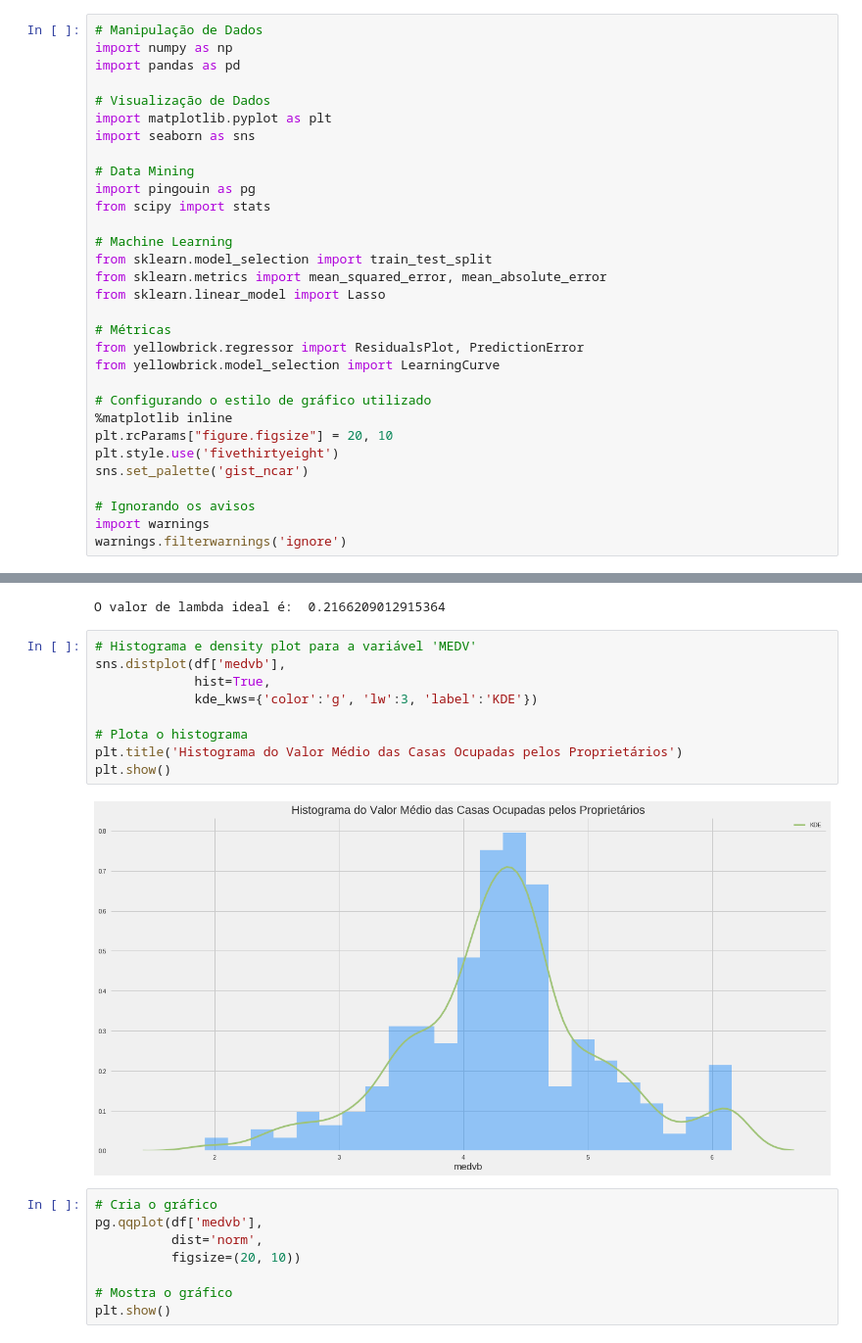
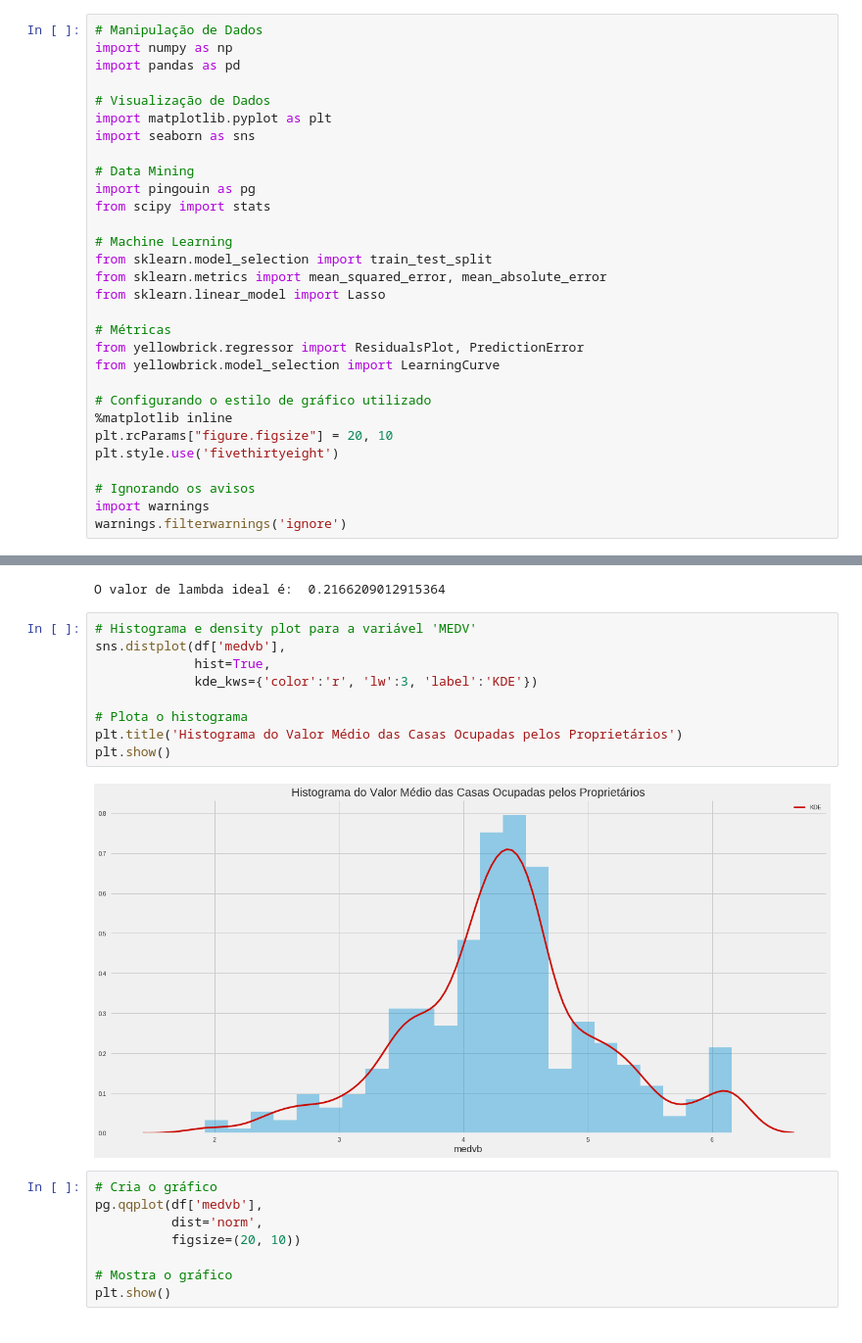
Before and after one commit to bobcastaldeli/LASSO-Regression, a Jupyter notebook: LassoRegression.ipynb, the cells around one changed output, grey strips where cells are left out. Shown at 98% size. Saved outputs shown, nothing was run; the diff lists cells and outputs as text.

```diff
--- a/LassoRegression.ipynb
+++ b/LassoRegression.ipynb
@@ -47,7 +47,6 @@ from yellowbrick.model_selection import LearningCurve
 %matplotlib inline
 plt.rcParams["figure.figsize"] = 20, 10
 plt.style.use('fivethirtyeight')
-sns.set_palette('gist_ncar')
 
 # Ignorando os avisos
 import warnings
@@ -130,14 +132,14 @@ O valor de lambda ideal é:  0.2166209012915364
 # %%
 # Histograma e density plot para a variável 'MEDV'
 sns.distplot(df['medvb'],
              hist=True,
-             kde_kws={'color':'g', 'lw':3, 'label':'KDE'})
+             kde_kws={'color':'r', 'lw':3, 'label':'KDE'})
 
 # Plota o histograma
 plt.title('Histograma do Valor Médio das Casas Ocupadas pelos Proprietários')
 plt.show()
 # %% [output]
-[figure, old version]
+[figure, new version]
 # %%
 # Cria o gráfico
 pg.qqplot(df['medvb'],
```
Also changed, not shown: parts of 4 cells of this notebook.
